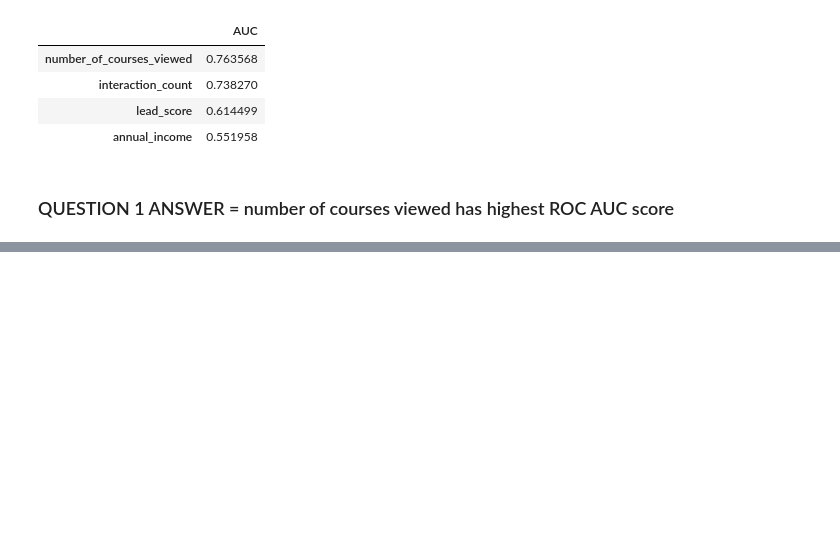
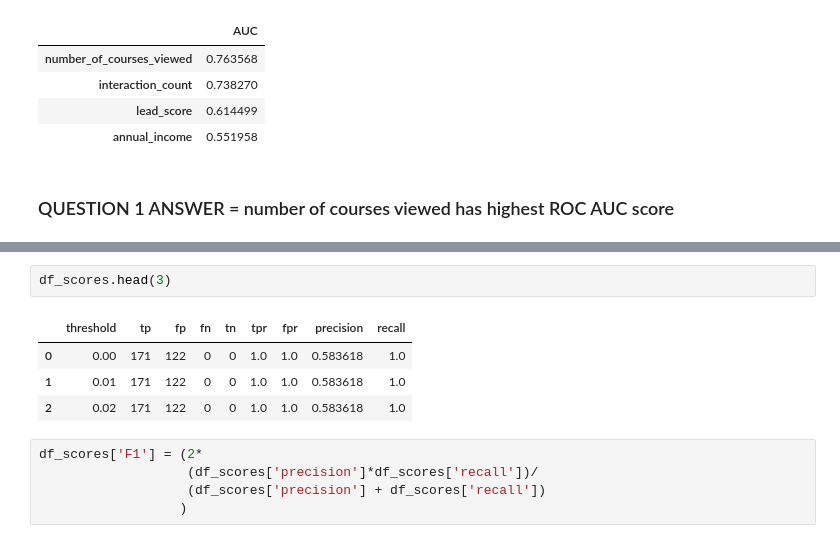
Before and after one commit to expialadocious/ml_zoomcamp_2025, a Jupyter notebook: homework4.ipynb, the cells around one changed output, grey strips where cells are left out. Cells and saved outputs as stored; diff of their text form; blank space fills up the shorter version.

```diff
--- a/homework4.ipynb
+++ b/homework4.ipynb
@@ -140,0 +267,12 @@ df_auc
+# %%
+df_scores.head(3)
+# %% [output]
+|  | threshold | tp | fp | fn | tn | tpr | fpr | precision | recall |
+| 0 | 0.00 | 171 | 122 | 0 | 0 | 1.0 | 1.0 | 0.583618 | 1.0 |
+| 1 | 0.01 | 171 | 122 | 0 | 0 | 1.0 | 1.0 | 0.583618 | 1.0 |
+| 2 | 0.02 | 171 | 122 | 0 | 0 | 1.0 | 1.0 | 0.583618 | 1.0 |
+# %%
+df_scores['F1'] = (2*
+                   (df_scores['precision']*df_scores['recall'])/
+                   (df_scores['precision'] + df_scores['recall'])
+                  )
```
Also changed, not shown: parts of 18 cells of this notebook.
